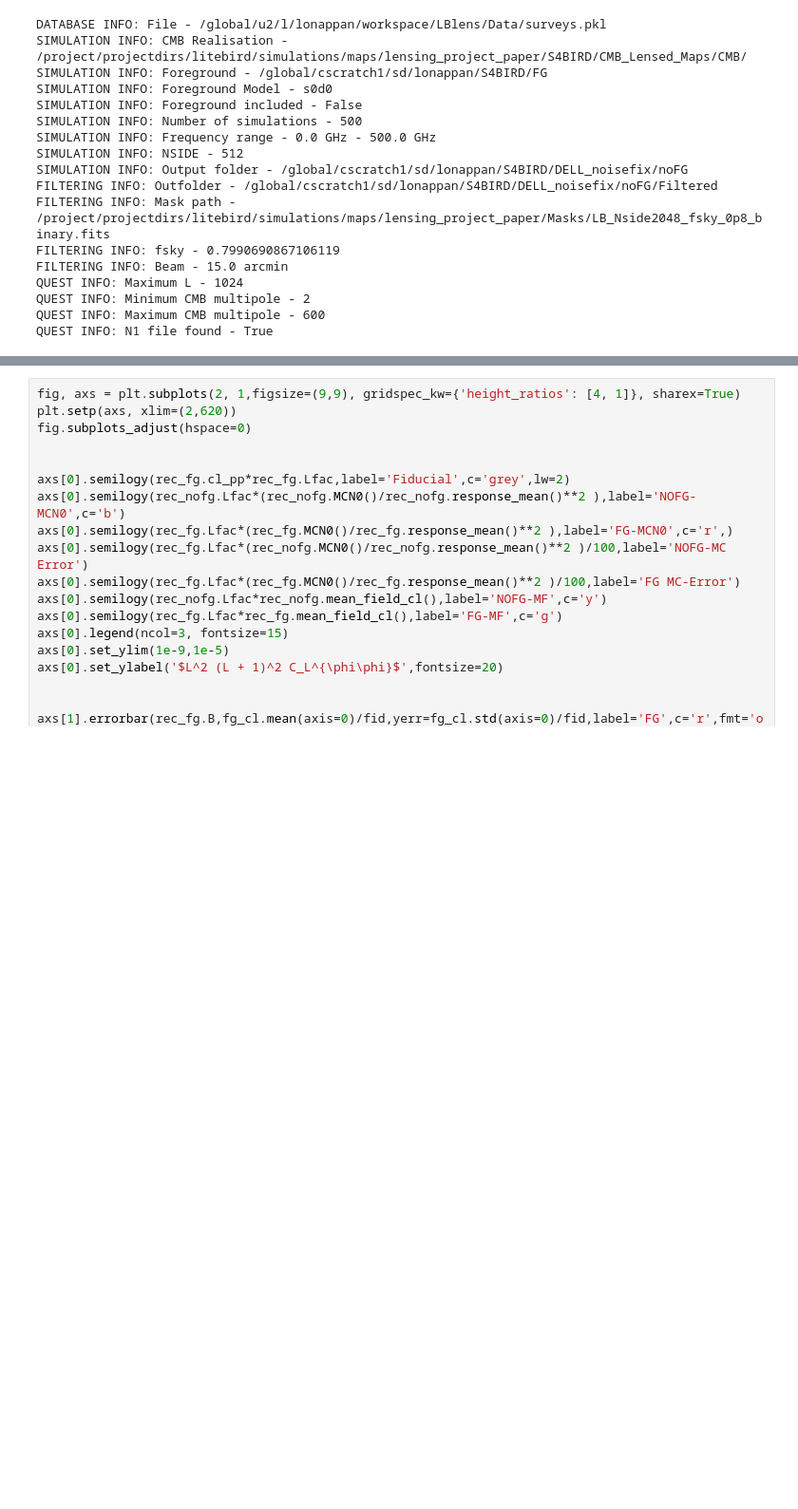
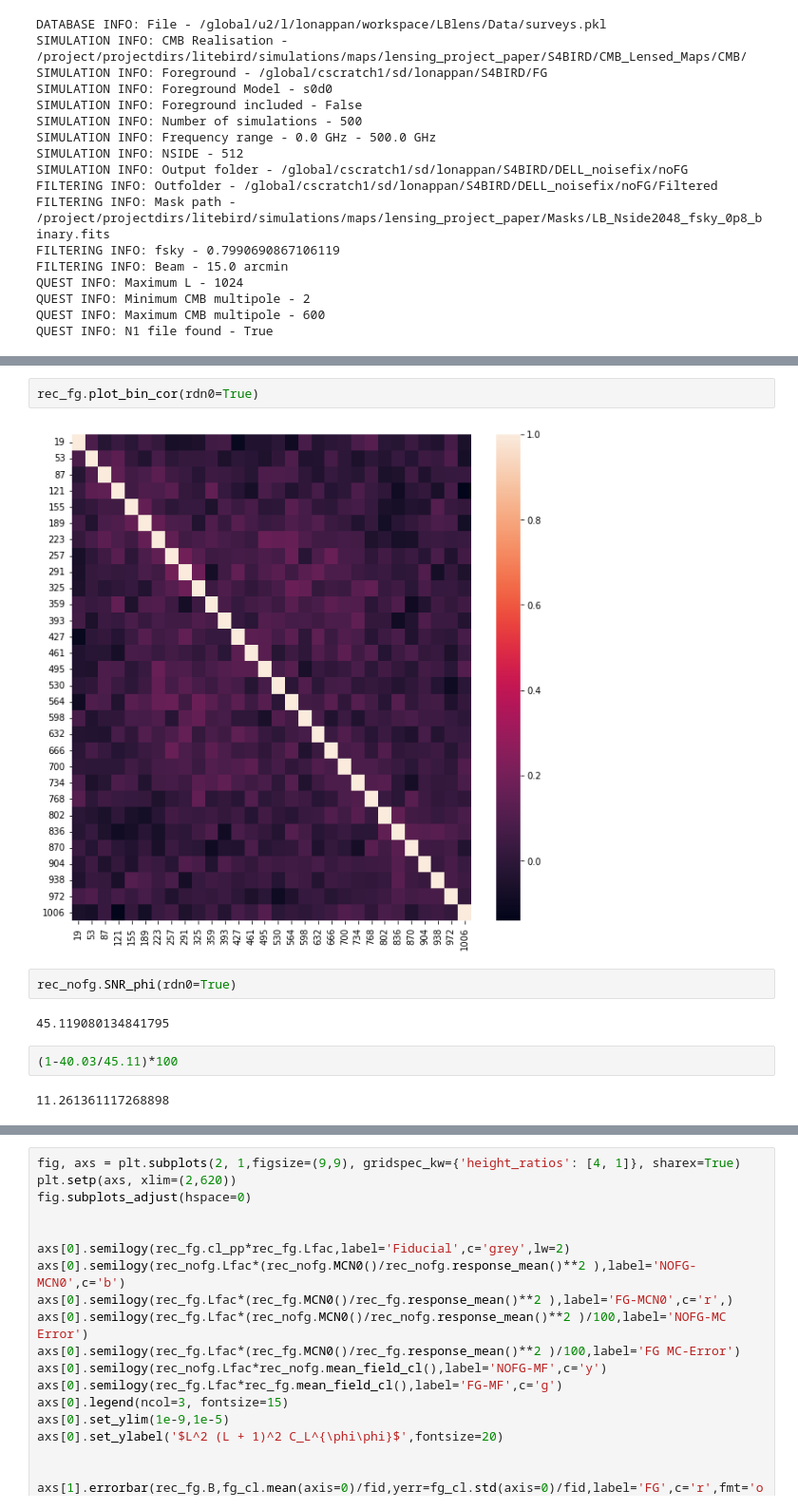
Before and after one commit to antolonappan/dell, a Jupyter notebook: Notebooks/reconstruction.ipynb, the cells around one changed output, grey strips where cells are left out. Shown at 95% size. Cells and saved outputs as stored; diff of their text form; blank space fills up the shorter version.

```diff
--- a/Notebooks/reconstruction.ipynb
+++ b/Notebooks/reconstruction.ipynb
@@ -37 +58,13 @@ rec_fg = Reconstruction.from_ini('LB_FG2.ini')
+# %%
+rec_fg.plot_bin_cor(rdn0=True)
+# %% [output]
+[figure, added]
+# %%
+rec_nofg.SNR_phi(rdn0=True)
+# %% [output]
+45.119080134841795
+# %%
+(1-40.03/45.11)*100
+# %% [output]
+11.261361117268898
 # %%
```
Also changed, not shown: parts of 3 cells of this notebook, 4 other files.
